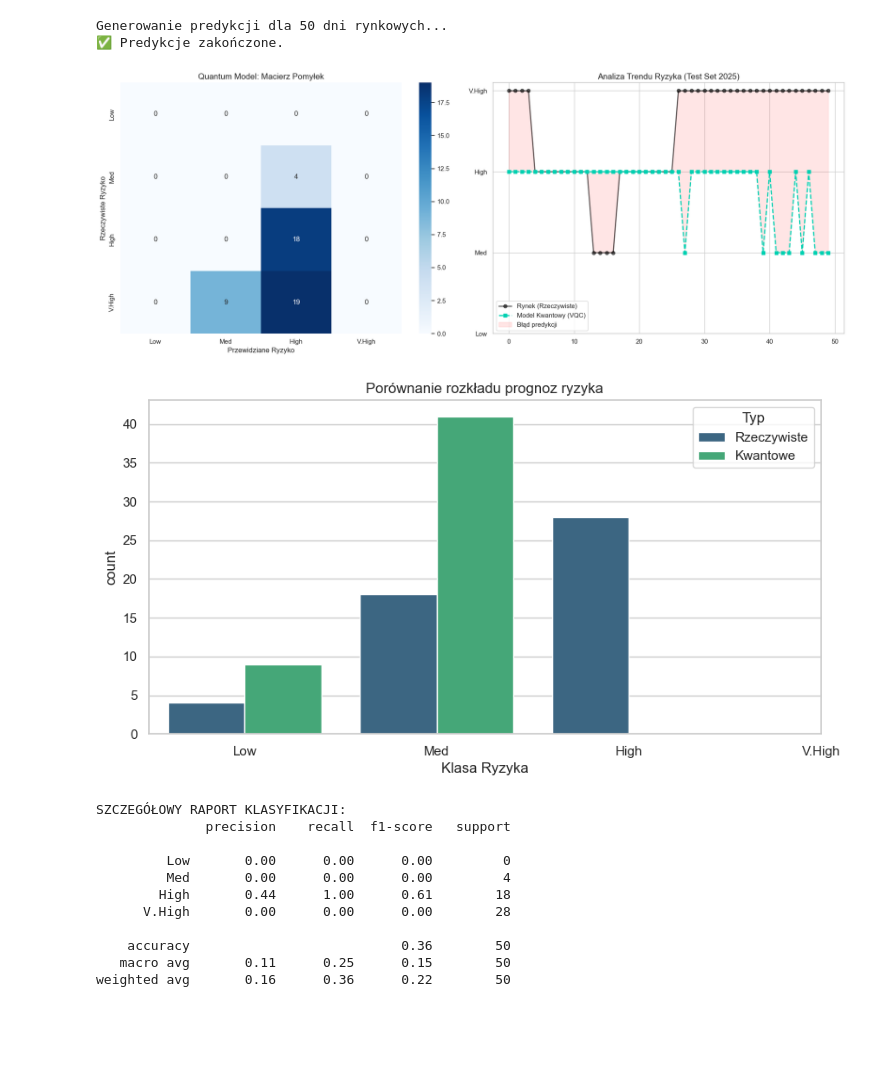
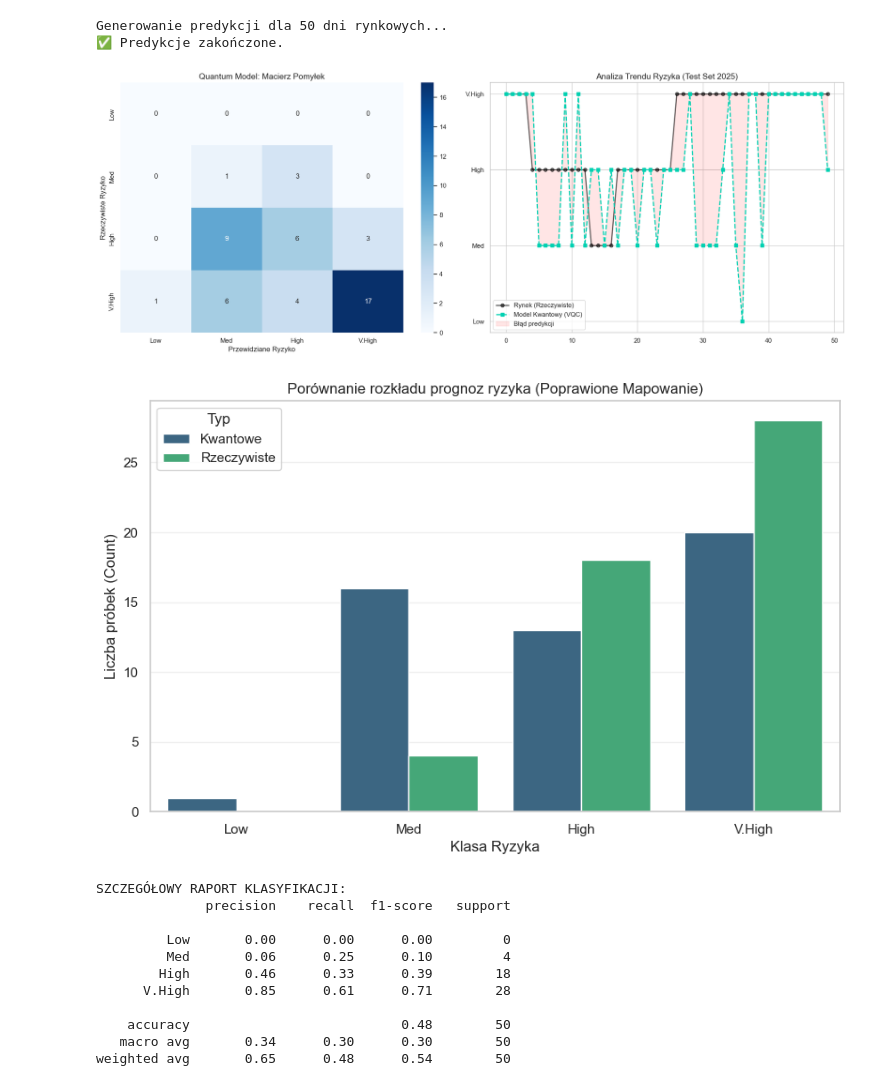
Before and after one commit to Zyzy0/Quantum-Risk-Scoring, a Jupyter notebook: notebooks/04_results.ipynb, the cells around one changed output. Saved outputs shown, nothing was run; the diff lists cells and outputs as text; code cells hidden in the pictures; blank space fills up the shorter version.

Commit message:
fix model

```diff
--- a/notebooks/04_results.ipynb
+++ b/notebooks/04_results.ipynb
@@ -31,7 +31,10 @@ q_model = QuantumRiskModel(n_qubits=n_qubits, n_layers=3)
 
 # 2. Wczytanie wag
 if weights_path.exists():
-    trained_weights = np.load(weights_path, allow_pickle=True)
+    payload = np.load(weights_path, allow_pickle=True).item()
+
+    trained_weights = payload['weights']
+    trained_bias = payload['bias']
     print("✅ Wagi modelu wczytane pomyślnie.")
 else:
     raise FileNotFoundError(f"Nie znaleziono pliku wag w {weights_path}")
@@ -52,7 +55,8 @@ actuals = []
 
 for i in range(num_samples):
     # Wykonanie predykcji przez obwód kwantowy
-    prediction = q_model.predict(trained_weights, X_test[i])
+    prediction = q_model.predict(trained_weights, trained_bias, X_test[i])
+
     q_preds.append(int(prediction))
     actuals.append(int(y_test[i]))
 
@@ -76,47 +80,61 @@ axes[0].set_xlabel('Przewidziane Ryzyko', fontsize=12)
 
 # --- WYKRES 2: Porównanie Szeregów Czasowych ---
 axes[1].plot(actuals, label='Rynek (Rzeczywiste)', color='black', linewidth=2, marker='o', alpha=0.6)
 axes[1].plot(q_preds, label='Model Kwantowy (VQC)', color='#00d1b2', linewidth=2, linestyle='--', marker='s')
 axes[1].fill_between(range(len(q_preds)), actuals, q_preds, color='red', alpha=0.1, label='Błąd predykcji')
 
 axes[1].set_yticks([0, 1, 2, 3])
 axes[1].set_yticklabels(['Low', 'Med', 'High', 'V.High'])
 axes[1].set_title('Analiza Trendu Ryzyka (Test Set 2025)', fontsize=14)
 axes[1].legend()
 
 plt.tight_layout()
 plt.show()
 
 # --- WYKRES 3: Rozkład Klas ---
-plt.figure(figsize=(10, 5))
+plt.figure(figsize=(10, 6))
+
+# Przygotowanie danych do wykresu słupkowego
 df_compare = pd.DataFrame({'Rzeczywiste': actuals, 'Kwantowe': q_preds})
 df_melted = df_compare.melt(var_name='Typ', value_name='Klasa Ryzyka')
-sns.countplot(data=df_melted, x='Klasa Ryzyka', hue='Typ', palette='viridis')
-plt.xticks([0, 1, 2, 3], ['Low', 'Med', 'High', 'V.High'])
-plt.title('Porównanie rozkładu prognoz ryzyka')
+
+# Definiujemy stałą kolejność klas, aby uniknąć przesuwania słupków
+risk_order = [0, 1, 2, 3]
+risk_labels = ['Low', 'Med', 'High', 'V.High']
+
+# Tworzymy wykres z wymuszoną listą kategorii (order)
+sns.countplot(data=df_melted, x='Klasa Ryzyka', hue='Typ',
+              palette='viridis', order=risk_order)
+
+# Poprawiamy etykiety na osi X, aby zawsze odpowiadały właściwym klasom
+plt.xticks(ticks=range(4), labels=risk_labels)
+
+plt.title('Porównanie rozkładu prognoz ryzyka (Poprawione Mapowanie)')
+plt.ylabel('Liczba próbek (Count)')
+plt.grid(axis='y', alpha=0.3)
 plt.show()
 
 # --- RAPORT TEKSTOWY ---
 print("\nSZCZEGÓŁOWY RAPORT KLASYFIKACJI:")
 # Dodajemy parametr labels=[0, 1, 2, 3], aby wymusić strukturę raportu
 print(classification_report(
     actuals,
     q_preds,
     labels=[0, 1, 2, 3],
     target_names=['Low', 'Med', 'High', 'V.High'],
     zero_division=0
 ))
 # %% [output]
-[figure, old version]
+[figure, new version]
-[figure, old version]
+[figure, new version]
 SZCZEGÓŁOWY RAPORT KLASYFIKACJI:
               precision    recall  f1-score   support
 
          Low       0.00      0.00      0.00         0
-         Med       0.00      0.00      0.00         4
-        High       0.44      1.00      0.61        18
-      V.High       0.00      0.00      0.00        28
+         Med       0.06      0.25      0.10         4
+        High       0.46      0.33      0.39        18
+      V.High       0.85      0.61      0.71        28
 
-    accuracy                           0.36        50
-   macro avg       0.11      0.25      0.15        50
-weighted avg       0.16      0.36      0.22        50
+    accuracy                           0.48        50
+   macro avg       0.34      0.30      0.30        50
+weighted avg       0.65      0.48      0.54        50
```
Also changed, not shown: 2 other files.
